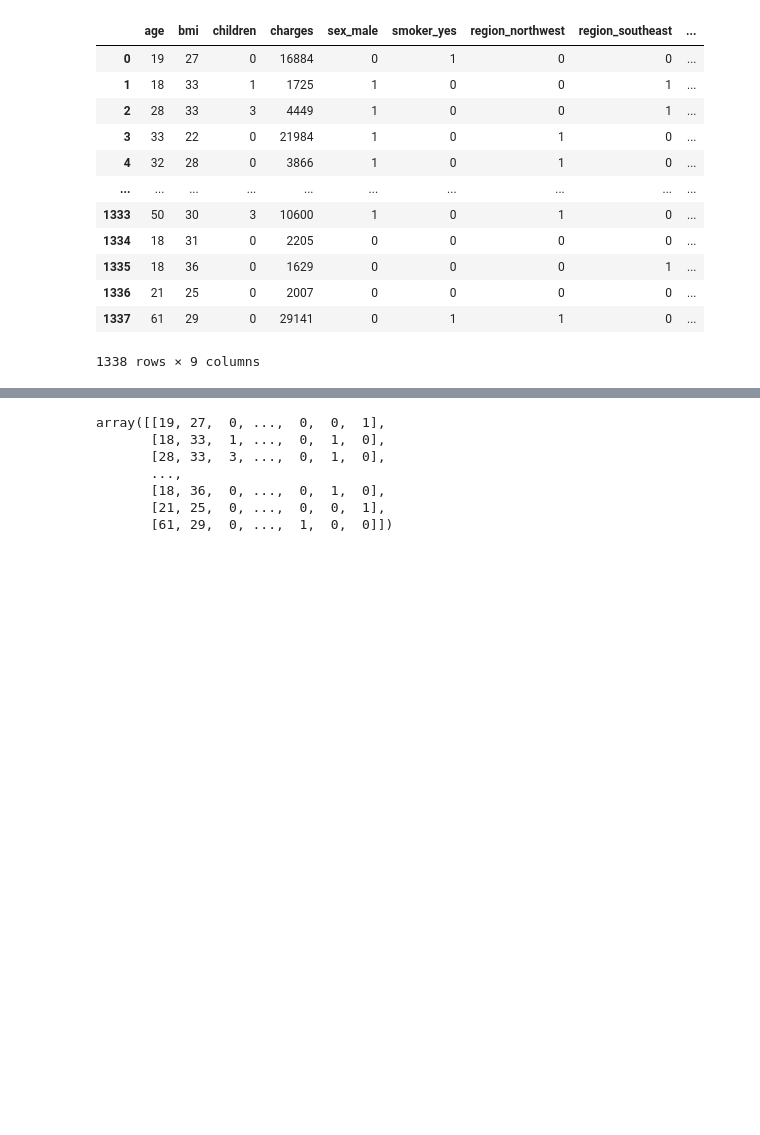
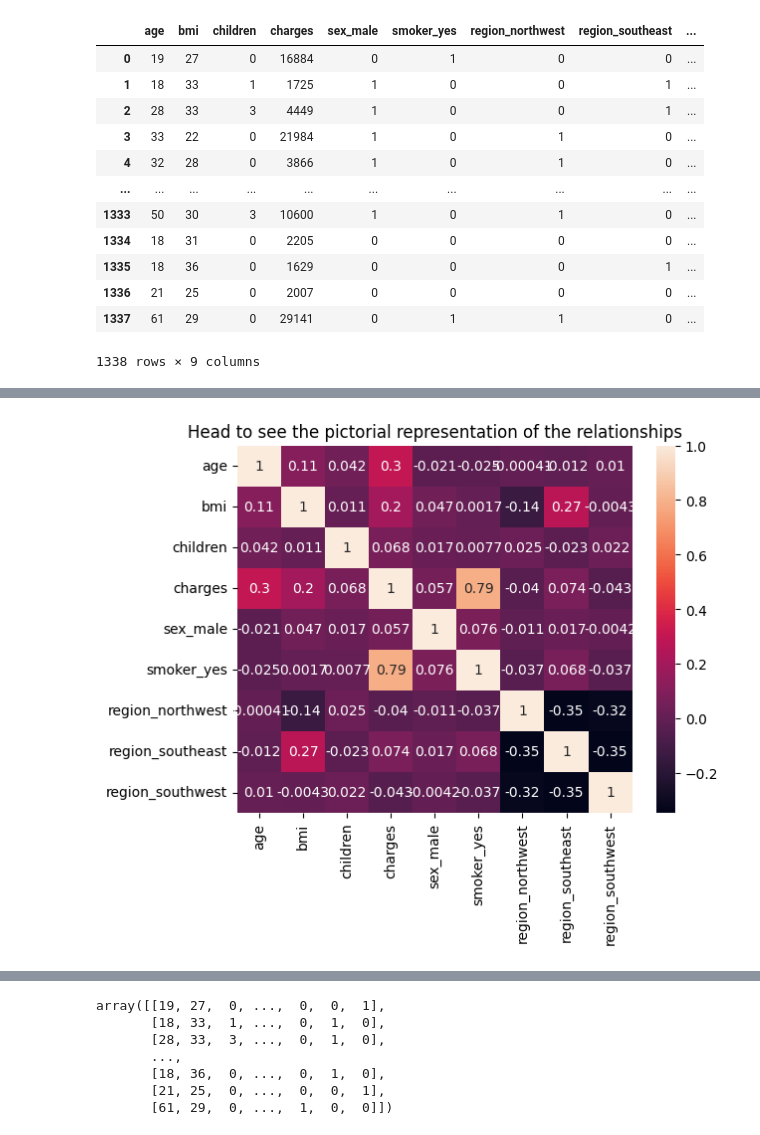
Before and after one commit to Bil115/Predicting_Insurance_Charges, a Jupyter notebook: Insurance_Charges.ipynb, the cells around one changed output, grey strips where cells are left out. Cells and saved outputs as stored; diff of their text form; code cells hidden in the pictures; blank space fills up the shorter version.

```diff
--- a/Insurance_Charges.ipynb
+++ b/Insurance_Charges.ipynb
@@ -227,0 +328,7 @@ insurance_data_encoded
+# %%
+#Head Map to confirm the above correlations
+sns.heatmap(insurance_data_encoded.corr(),annot=True)
+plt.title('Head to see the pictorial representation of the relationships')
+plt.show()
+# %% [output]
+[figure, added]
```
Also changed, not shown: parts of 59 cells of this notebook, 3 other files.
